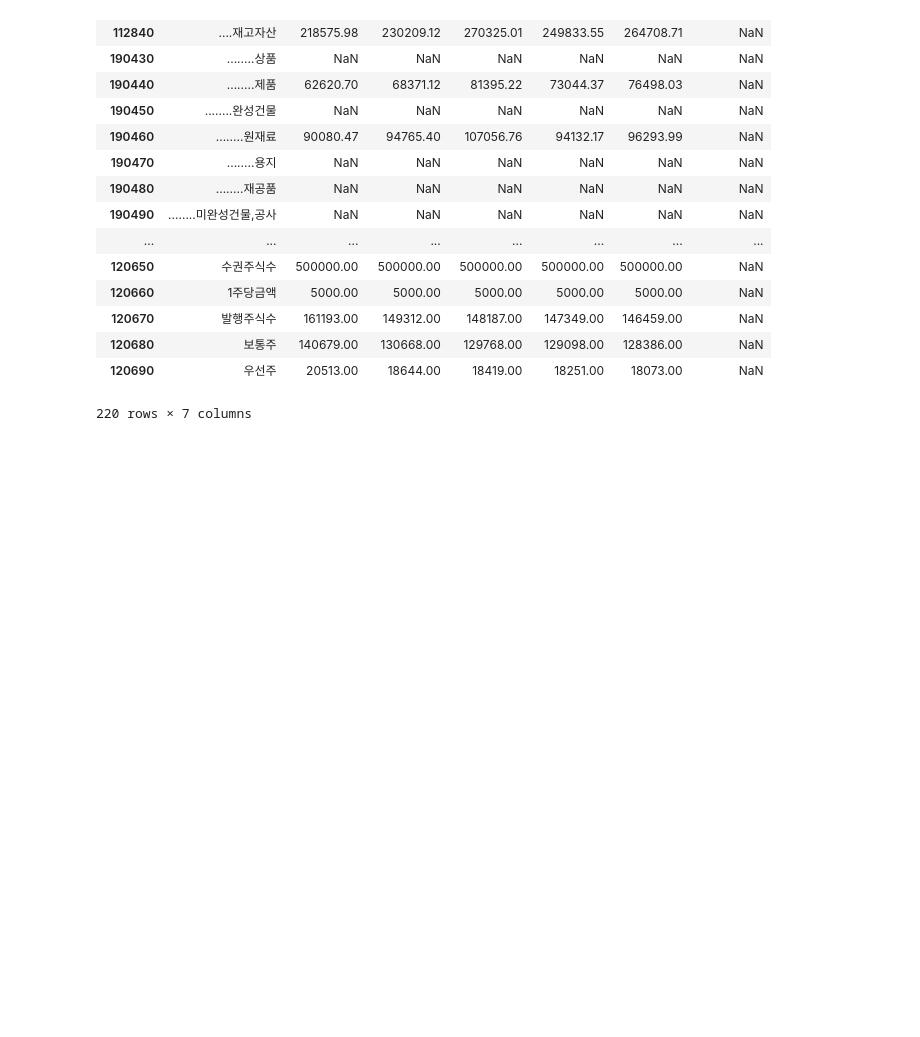
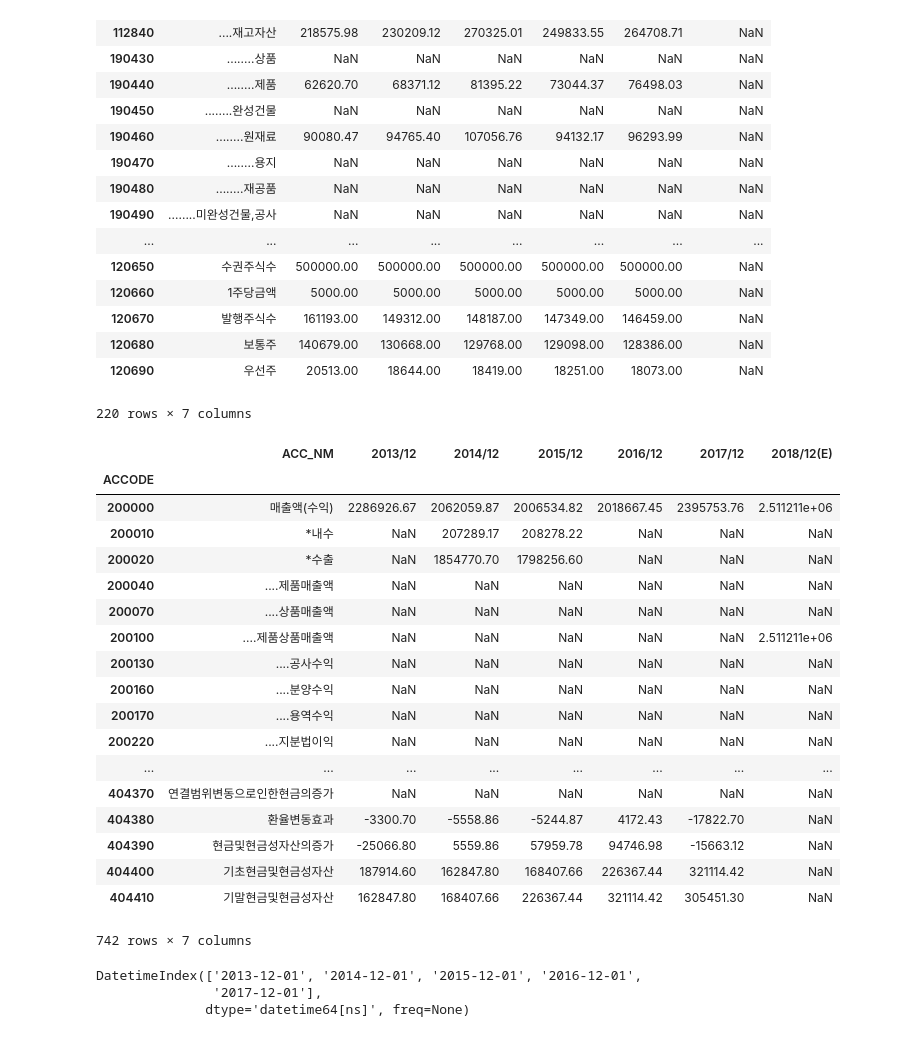
Before and after one commit to wonder-kyle/FinanceTester, a Jupyter notebook: Untitled.ipynb, the cells around one changed output. Drawn from its saved outputs; the diff is of its cells as text; code cells hidden in the pictures; blank space fills up the shorter version.

```diff
--- a/Untitled.ipynb
+++ b/Untitled.ipynb
@@ -76,3 +91,25 @@ SheetReader('005930','BS','q')
 | 120680 | 보통주 | 140679.00 | 130668.00 | 129768.00 | 129098.00 | 128386.00 | NaN |
 | 120690 | 우선주 | 20513.00 | 18644.00 | 18419.00 | 18251.00 | 18073.00 | NaN |
 220 rows × 7 columns
+# %%
+SheetReader(symbol='005930',sheet_typ= -1,freq_typ='Y')
+# %% [output]
+|  | ACC_NM | 2013/12 | 2014/12 | 2015/12 | 2016/12 | 2017/12 | 2018/12(E) |
+| ACCODE |  |  |  |  |  |  |  |
+| 200000 | 매출액(수익) | 2286926.67 | 2062059.87 | 2006534.82 | 2018667.45 | 2395753.76 | 2.511211e+06 |
+| 200010 | *내수 | NaN | 207289.17 | 208278.22 | NaN | NaN | NaN |
+| 200020 | *수출 | NaN | 1854770.70 | 1798256.60 | NaN | NaN | NaN |
+| 200040 | ....제품매출액 | NaN | NaN | NaN | NaN | NaN | NaN |
+| 200070 | ....상품매출액 | NaN | NaN | NaN | NaN | NaN | NaN |
+| 200100 | ....제품상품매출액 | NaN | NaN | NaN | NaN | NaN | 2.511211e+06 |
+| 200130 | ....공사수익 | NaN | NaN | NaN | NaN | NaN | NaN |
+| 200160 | ....분양수익 | NaN | NaN | NaN | NaN | NaN | NaN |
+| 200170 | ....용역수익 | NaN | NaN | NaN | NaN | NaN | NaN |
+| 200220 | ....지분법이익 | NaN | NaN | NaN | NaN | NaN | NaN |
+| ... | ... | ... | ... | ... | ... | ... | ... |
+| 404370 | 연결범위변동으로인한현금의증가 | NaN | NaN | NaN | NaN | NaN | NaN |
+| 404380 | 환율변동효과 | -3300.70 | -5558.86 | -5244.87 | 4172.43 | -17822.70 | NaN |
+| 404390 | 현금및현금성자산의증가 | -25066.80 | 5559.86 | 57959.78 | 94746.98 | -15663.12 | NaN |
+| 404400 | 기초현금및현금성자산 | 187914.60 | 162847.80 | 168407.66 | 226367.44 | 321114.42 | NaN |
+| 404410 | 기말현금및현금성자산 | 162847.80 | 168407.66 | 226367.44 | 321114.42 | 305451.30 | NaN |
+742 rows × 7 columns
@@ -78,0 +118,6 @@ SheetReader('005930','BS','q')
+# %%
+pd.to_datetime(c.columns)
+# %% [output]
+DatetimeIndex(['2013-12-01', '2014-12-01', '2015-12-01', '2016-12-01',
+               '2017-12-01'],
+              dtype='datetime64[ns]', freq=None)
```
Also changed, not shown: parts of 4 cells of this notebook, 2 other files.
